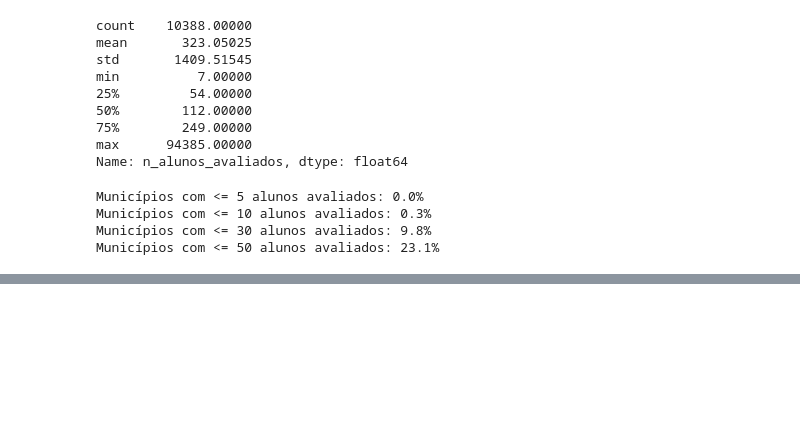
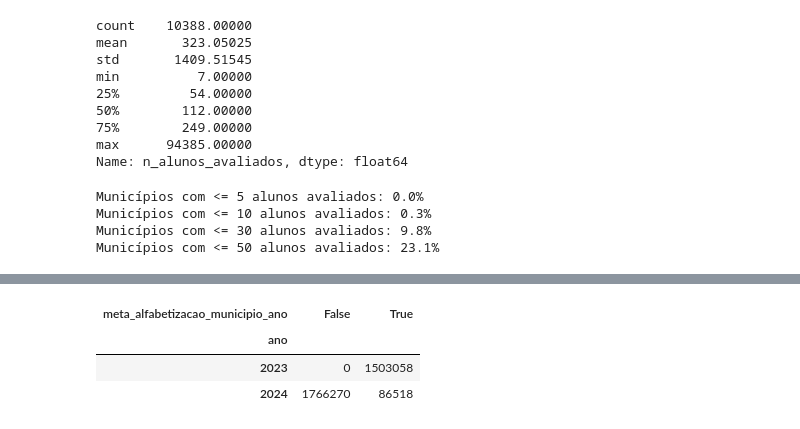
Before and after one commit to lenamiroux/1iast-techchallenge-fase3, a Jupyter notebook: notebooks/01_eda.ipynb, the cells around one changed output, grey strips where cells are left out. Saved outputs shown, nothing was run; the diff lists cells and outputs as text; code cells hidden in the pictures; blank space fills up the shorter version.

```diff
--- a/notebooks/01_eda.ipynb
+++ b/notebooks/01_eda.ipynb
@@ -203,0 +240,7 @@ Essa decisão será aplicada na etapa de split.
+# %%
+pd.crosstab(df_model["ano"], df_model["meta_alfabetizacao_municipio_ano"].isnull())
+# %% [output]
+| meta_alfabetizacao_municipio_ano | False | True |
+| ano |  |  |
+| 2023 | 0 | 1503058 |
+| 2024 | 1766270 | 86518 |
```
Also changed, not shown: parts of 5 cells of this notebook.
